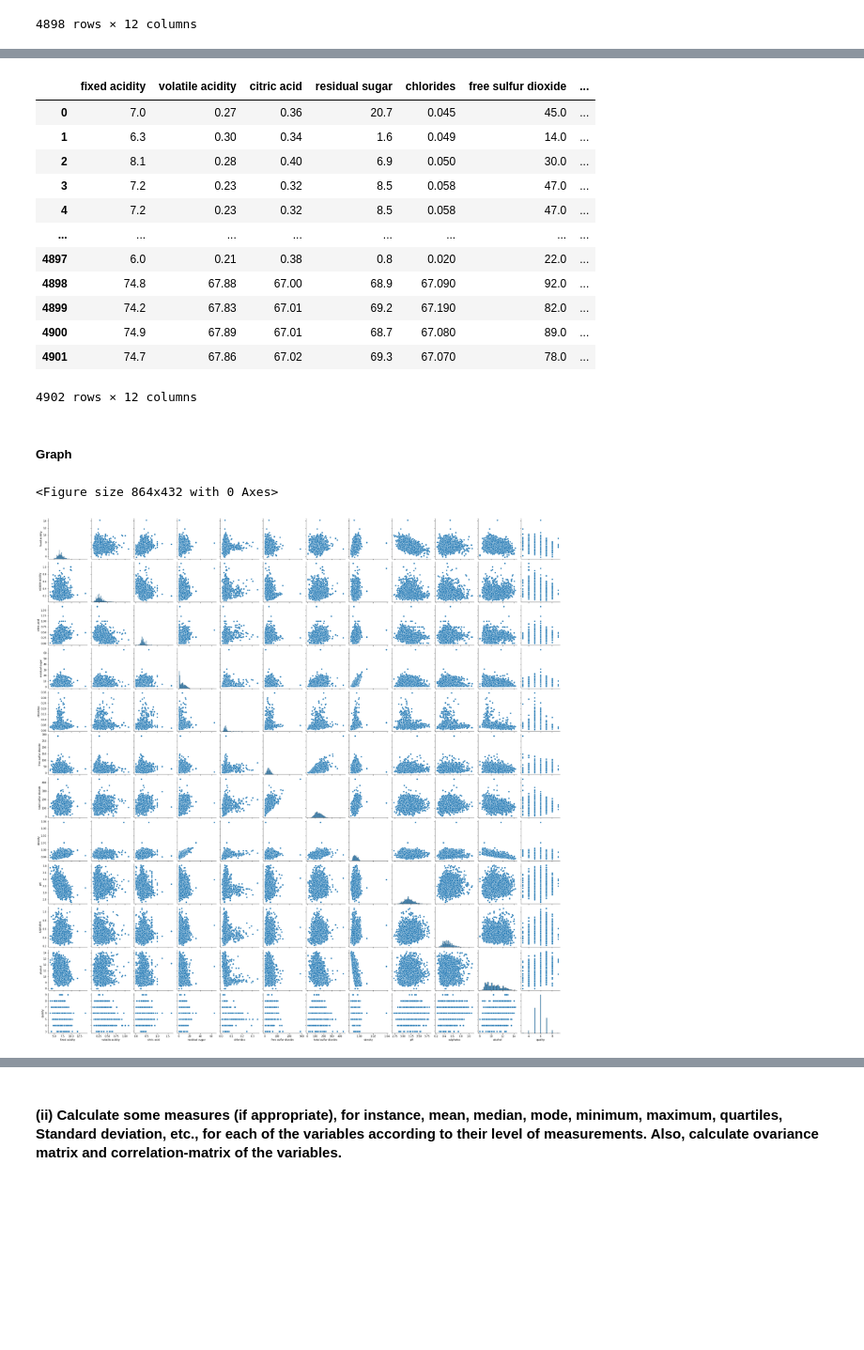
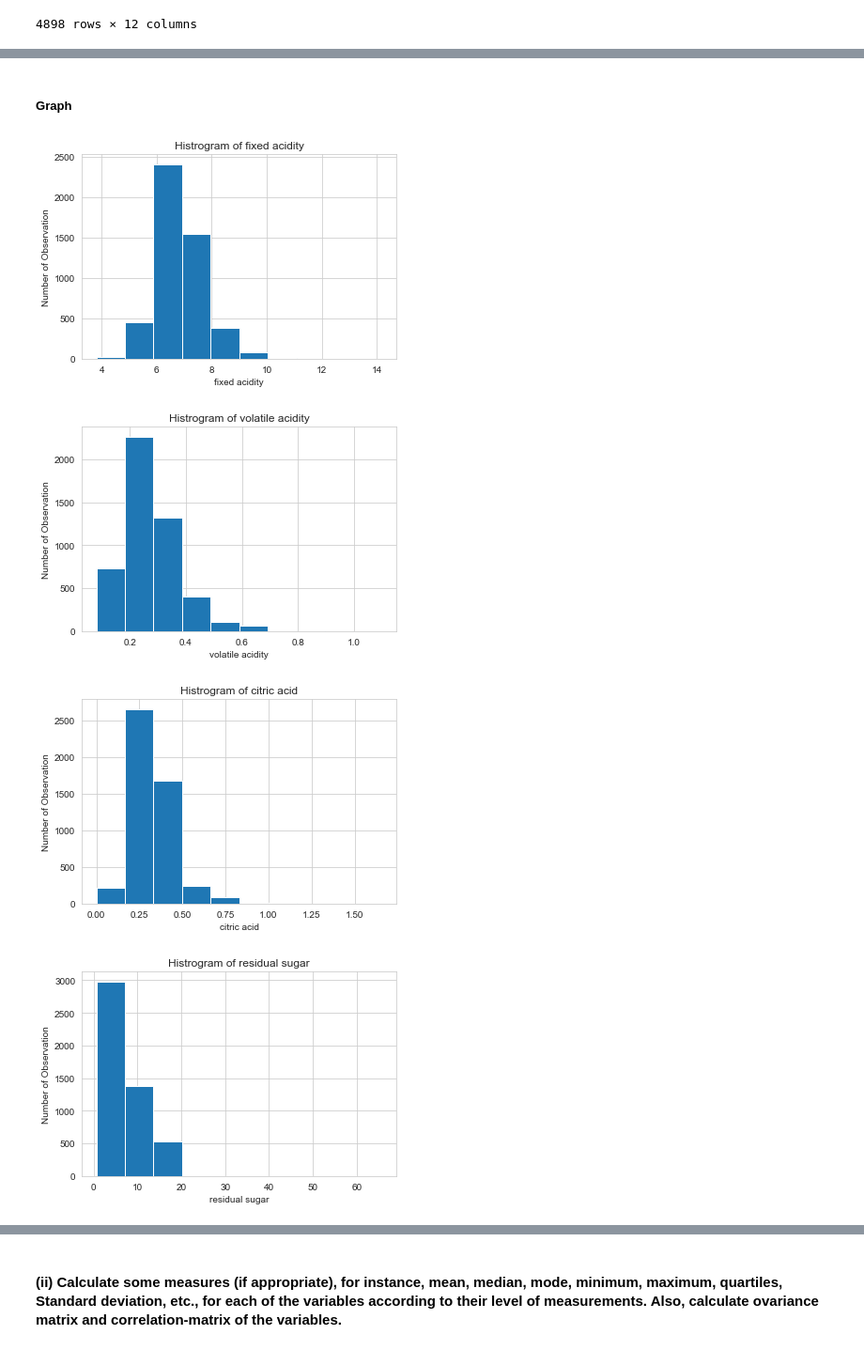
Before and after one commit to mmisobuj/Data-Science-with-Python, a Jupyter notebook: 09.Assignment/WineQuantity/Predict-the-quality-of-the-wine.ipynb, the cells around one changed output, grey strips where cells are left out. Shown at 94% size. Drawn from its saved outputs; the diff is of its cells as text; code cells hidden in the pictures; blank space fills up the shorter version.

```diff
--- a/09.Assignment/WineQuantity/Predict-the-quality-of-the-wine.ipynb
+++ b/09.Assignment/WineQuantity/Predict-the-quality-of-the-wine.ipynb
@@ -51,29 +55,18 @@ for item in nds:
 
 # Append the data set to main data set
 df_white=df.append(nds,ignore_index=True)
-# %%
-df_white
-# %% [output]
-|  | fixed acidity | volatile acidity | citric acid | residual sugar | chlorides | free sulfur dioxide | ... |
-| 0 | 7.0 | 0.27 | 0.36 | 20.7 | 0.045 | 45.0 | ... |
-| 1 | 6.3 | 0.30 | 0.34 | 1.6 | 0.049 | 14.0 | ... |
-| 2 | 8.1 | 0.28 | 0.40 | 6.9 | 0.050 | 30.0 | ... |
-| 3 | 7.2 | 0.23 | 0.32 | 8.5 | 0.058 | 47.0 | ... |
-| 4 | 7.2 | 0.23 | 0.32 | 8.5 | 0.058 | 47.0 | ... |
-| ... | ... | ... | ... | ... | ... | ... | ... |
-| 4897 | 6.0 | 0.21 | 0.38 | 0.8 | 0.020 | 22.0 | ... |
-| 4898 | 74.8 | 67.88 | 67.00 | 68.9 | 67.090 | 92.0 | ... |
-| 4899 | 74.2 | 67.83 | 67.01 | 69.2 | 67.190 | 82.0 | ... |
-| 4900 | 74.9 | 67.89 | 67.01 | 68.7 | 67.080 | 89.0 | ... |
-| 4901 | 74.7 | 67.86 | 67.02 | 69.3 | 67.070 | 78.0 | ... |
-4902 rows × 12 columns
 # %% [markdown]
 ##### Graph
-# %%
-plt.figure(figsize = (12,6))
-sns.set_style('whitegrid')
-sns.pairplot(df)
-plt.show()
-# %% [output]
-<Figure size 864x432 with 0 Axes>
-[figure, removed]
+# %%
+
+for col in df.columns:
+    plt.hist(df[col],bins=10)
+    plt.xlabel(col)
+    plt.ylabel('Number of Observation')
+    plt.title('Histrogram of '+ col)
+    plt.show()
+# %% [output]
+[figure, added]
+[figure, added]
+[figure, added]
+[figure, added]
```
Also changed, not shown: parts of 12 cells of this notebook.
